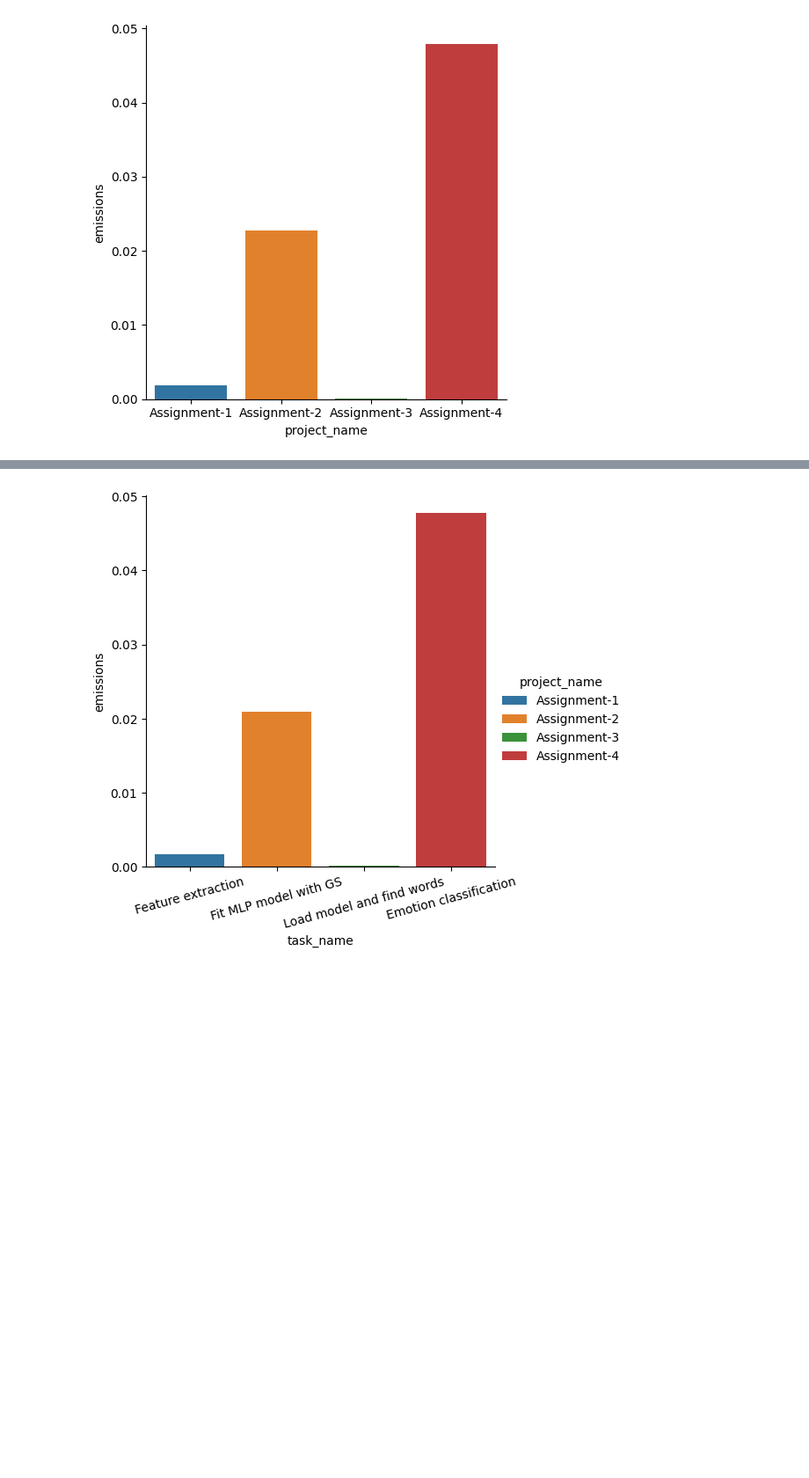
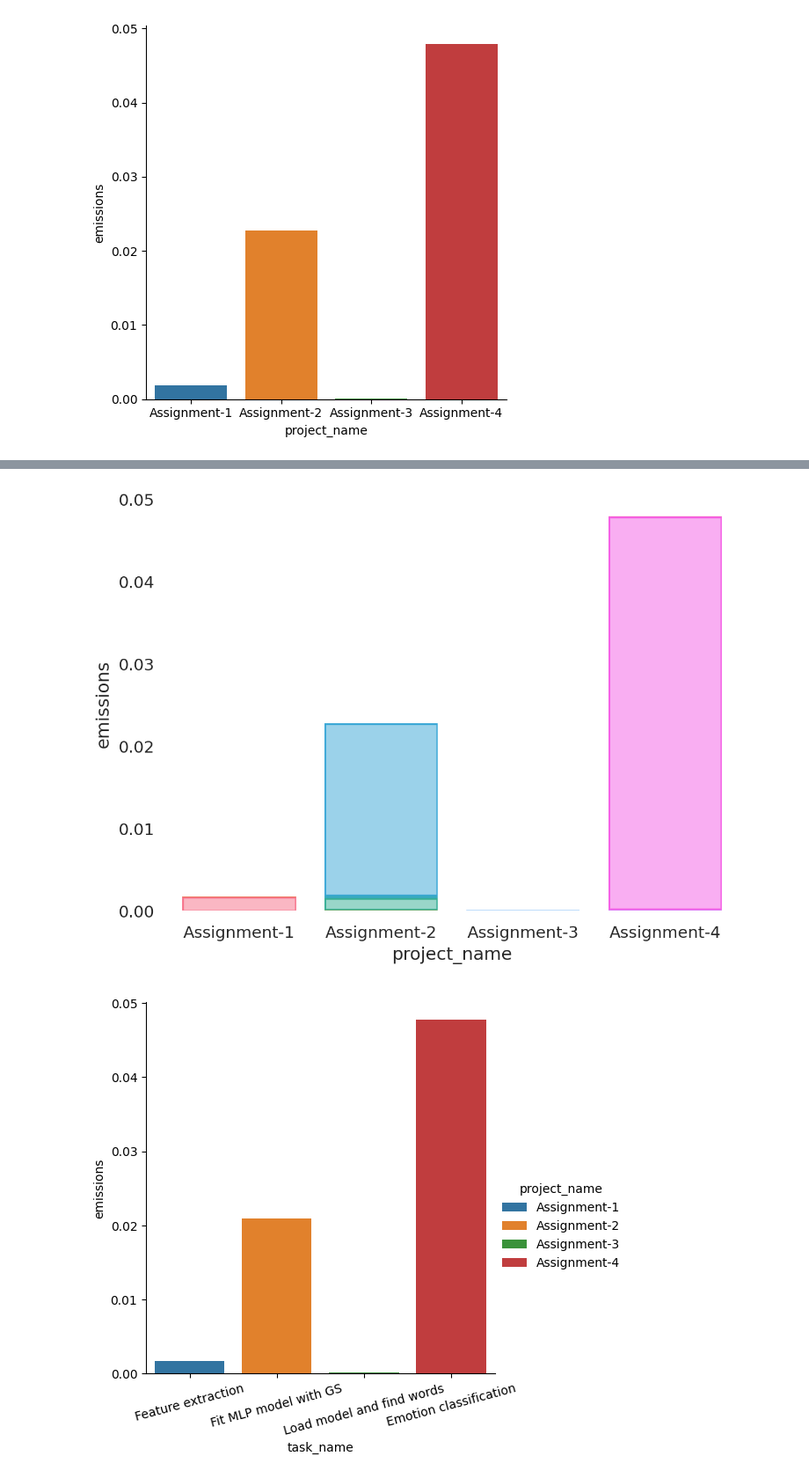
Before and after one commit to lrahbek/cds-lang-assignments, a Jupyter notebook: assignment-5/emissions.ipynb, the cells around one changed output, grey strips where cells are left out. Shown at 88% size. Drawn from its saved outputs; the diff is of its cells as text; code cells hidden in the pictures; blank space fills up the shorter version.

```diff
--- a/assignment-5/emissions.ipynb
+++ b/assignment-5/emissions.ipynb
@@ -73,3 +137,10 @@ plt.savefig("out/total_em_bar.png")
+# %%
+
+p = so.Plot(emissions, x="project_name",  y="emissions", color="task_name").add(so.Bar(alpha=0.5), so.Stack(), legend = False)
+p = p.theme({"axes.facecolor": "w"})
+p
+# %% [output]
+[figure, added]
 # %%
 g = sns.catplot(data=(emissions.groupby(["project_name"]).max(["emissions"]).reset_index()).merge(emissions, how = "left"),
             x="task_name",
```
Also changed, not shown: parts of 6 cells of this notebook.
